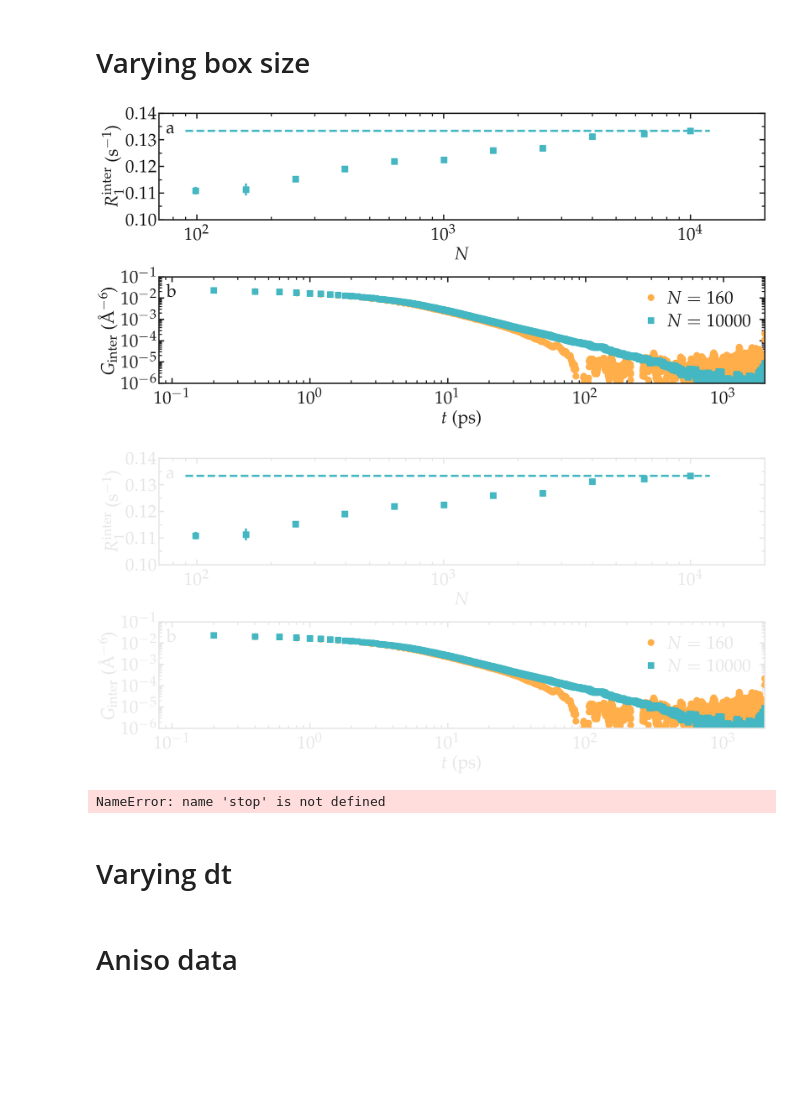
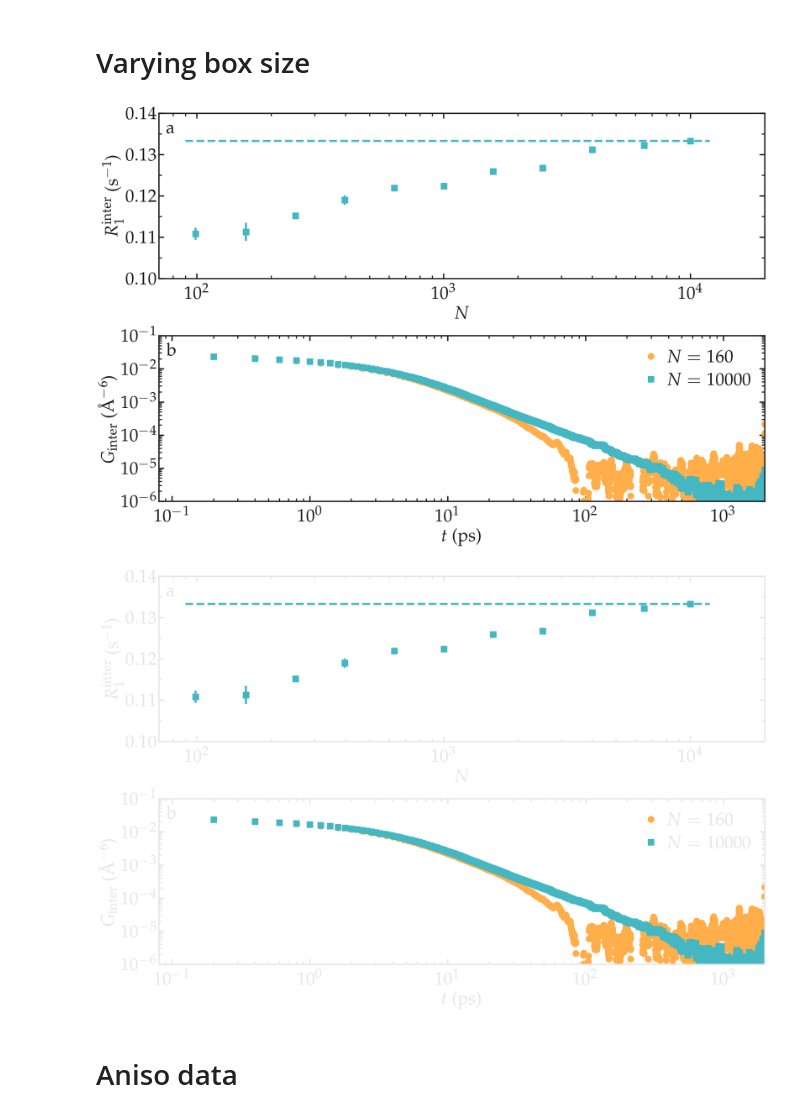
Before and after one commit to simongravelle/nmrformd, a Jupyter notebook: examples/illustrations/bulk-water.ipynb, the cells around one changed output. Drawn from its saved outputs; the diff is of its cells as text; code cells hidden in the pictures; blank space fills up the shorter version.

```diff
--- a/examples/illustrations/bulk-water.ipynb
+++ b/examples/illustrations/bulk-water.ipynb
@@ -343,7 +343,7 @@ unique_sR1 = np.array(unique_sR1)
 filename = "effect_L_on_R1"
 for mode, mygray in zip(['light', 'dark'], [colors["mylightgray"], colors["mydarkgray"]]):
     fig = plt.figure(figsize=(18,12))
-    ax, n, l_tot, c_tot = [], 0, 3, 1
+    ax, n, l_tot, c_tot = [], 0, 2, 1
     n += 1
     ax.append(plt.subplot(l_tot, c_tot, n))
     ax[-1].errorbar(unique_N, unique_mR1inter, unique_sR1inter, unique_sR1*0, "s", color=colors["mycyan"],
@@ -356,38 +356,32 @@ for mode, mygray in zip(['light', 'dark'], [colors["mylightgray"], colors["mydar
                     markersize = 12, linewidth=4)
     complete_panel(ax[-1], r'$N$', r'$R_1^\mathrm{inter}$ (s$^{-1}$)',
                    legend=False, axis_color=mygray, xpad=15,  locator_x = None)
     set_boundaries(plt, x_boundaries=(70, 20000), y_boundaries=(0.1, 0.14), y_ticks=np.arange(0.1, 0.142, 0.01))
     #n += 1
     #ax.append(plt.subplot(l_tot, c_tot, n))
     #ax[-1].errorbar(unique_N, unique_mR1, unique_sR1, unique_sR1*0, "s", color=colors["mycyan"],
     #                markersize = 12, linewidth=4, label=r'$R_1^\mathrm{inter}$')
     #ax[-1].semilogx(unique_N, unique_mR1, "s", color=colors["mycyan"],
     #                markersize = 12, linewidth=4, label=r'$R_1^\mathrm{inter}$')
     #x = np.linspace(90, 12000)
     #ax[-1].semilogx(x, x*0 + R10_inter_vs_N[-1] + R10_intra_vs_N[-1],
     #                "--", color=colors["mycyan"],
     #                markersize = 12, linewidth=4)
     #complete_panel(ax[-1], r'$N$', r'$R_1^\mathrm{inter}$ (s$^{-1}$)',
     #               legend=False, axis_color=mygray, xpad=15,  locator_x = None)
     #set_boundaries(plt, x_boundaries=(70, 20000), y_boundaries=(0.2, 0.4), y_ticks=np.arange(0.2, 0.42, 0.1))
     n += 1
     ax.append(plt.subplot(l_tot, c_tot, n))
     ax[-1].loglog(t_N158, gij_N158, "o", color=colors["myorange"],
                     markersize = 12, linewidth=4, label=r'$N = 160$')
     ax[-1].loglog(t_N10000, gij_N10000, "s", color=colors["mycyan"],
                     markersize = 12, linewidth=4, label=r'$N = 10000$')
     complete_panel(ax[-1], r'$t$ (ps)', r'$G_\mathrm{inter}$ (\AA$^{-6}$)',
                    legend=True, axis_color=mygray, xpad=15,  locator_x = None,  locator_y = None)
     set_boundaries(plt, x_boundaries=(0.08, 2000), y_boundaries=(1e-6, 0.1)) #, y_ticks=np.arange(0.1, 0.142, 0.01))
     # x_ticks=np.arange(-1, 0.2, 0.2)
     add_subplotlabels(fig, ax, ["a", "b"], color=mygray)
     save_figure(plt, fig, mode, git_path, path_figures, filename)
 # %% [output]
-[figure, old version]
+[figure, new version]
-[figure, old version]
+[figure, new version]
-# %%
-stop
-# %% [output]
-NameError: name 'stop' is not defined
-# %% [markdown]
-# Varying dt
```
Also changed, not shown: parts of 6 cells of this notebook, 9 other files.
